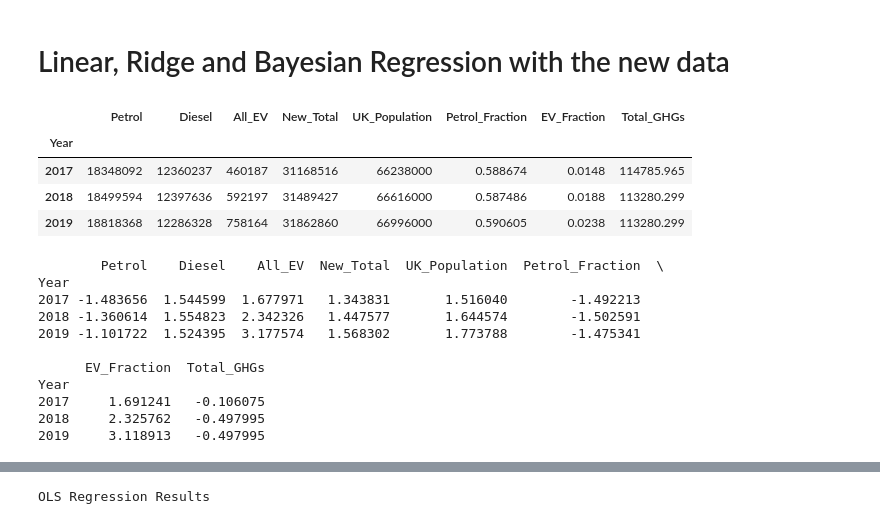
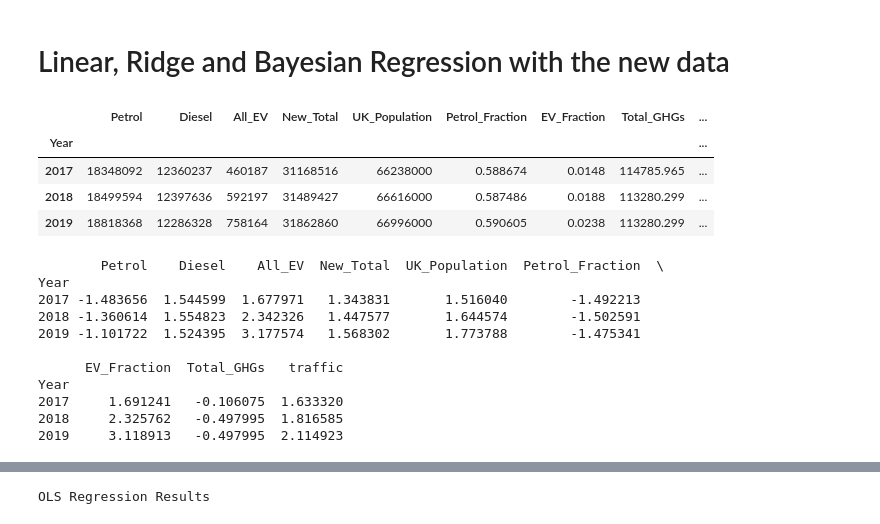
Before and after one commit to julemon/Practitioners-Challenge, a Jupyter notebook: Q2_total.ipynb, the cells around one changed output, grey strips where cells are left out. Saved outputs shown, nothing was run; the diff lists cells and outputs as text; code cells hidden in the pictures.

```diff
--- a/Q2_total.ipynb
+++ b/Q2_total.ipynb
@@ -104,16 +104,17 @@ import statsmodels.api as sm
 # %% [markdown]
 # Linear, Ridge and Bayesian Regression with the new data
 # %%
-data = pd.read_csv('veh0203_final_yearly.csv')
+# data = pd.read_csv('veh0203_final_yearly.csv')
+data = pd.read_csv('veh0203_final_yearly_with_traffic.csv')
 data = data.set_index('Year')
 data = data.fillna(method = 'ffill')
 data.tail(3)
 # %% [output]
-|  | Petrol | Diesel | All_EV | New_Total | UK_Population | Petrol_Fraction | EV_Fraction | Total_GHGs |
-| Year |  |  |  |  |  |  |  |  |
-| 2017 | 18348092 | 12360237 | 460187 | 31168516 | 66238000 | 0.588674 | 0.0148 | 114785.965 |
-| 2018 | 18499594 | 12397636 | 592197 | 31489427 | 66616000 | 0.587486 | 0.0188 | 113280.299 |
-| 2019 | 18818368 | 12286328 | 758164 | 31862860 | 66996000 | 0.590605 | 0.0238 | 113280.299 |
+|  | Petrol | Diesel | All_EV | New_Total | UK_Population | Petrol_Fraction | EV_Fraction | Total_GHGs | ... |
+| Year |  |  |  |  |  |  |  |  | ... |
+| 2017 | 18348092 | 12360237 | 460187 | 31168516 | 66238000 | 0.588674 | 0.0148 | 114785.965 | ... |
+| 2018 | 18499594 | 12397636 | 592197 | 31489427 | 66616000 | 0.587486 | 0.0188 | 113280.299 | ... |
+| 2019 | 18818368 | 12286328 | 758164 | 31862860 | 66996000 | 0.590605 | 0.0238 | 113280.299 | ... |
 # %%
 # Standardize data for simplicity
 data_short = data#[data.index>2009]
@@ -140,9 +141,9 @@ Year
 2018 -1.360614  1.554823  2.342326   1.447577       1.644574        -1.502591
 2019 -1.101722  1.524395  3.177574   1.568302       1.773788        -1.475341
 
-      EV_Fraction  Total_GHGs
+      EV_Fraction  Total_GHGs   traffic
 Year
-2017     1.691241   -0.106075
-2018     2.325762   -0.497995
-2019     3.118913   -0.497995
+2017     1.691241   -0.106075  1.633320
+2018     2.325762   -0.497995  1.816585
+2019     3.118913   -0.497995  2.114923
 # %%
```
Also changed, not shown: parts of 5 cells of this notebook.
